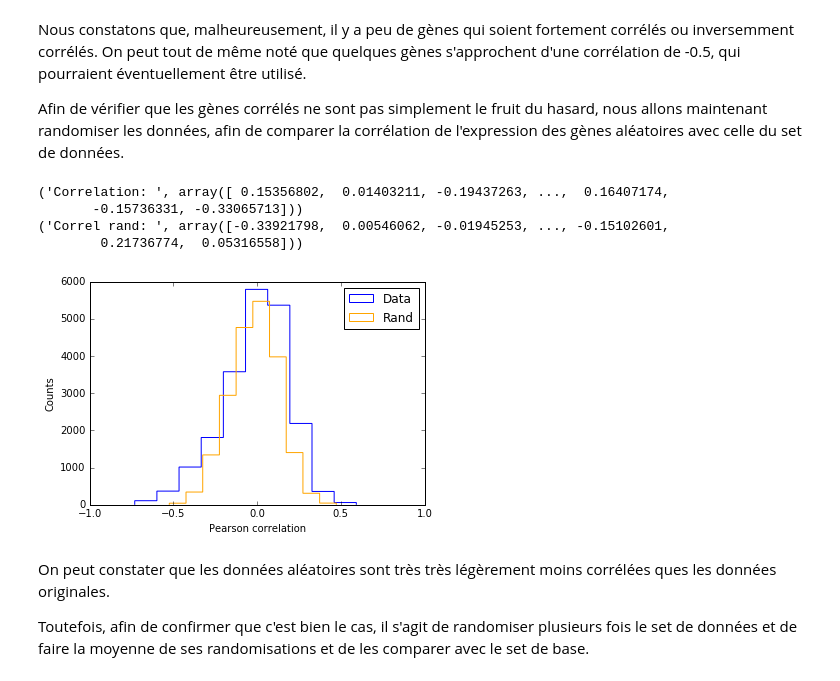
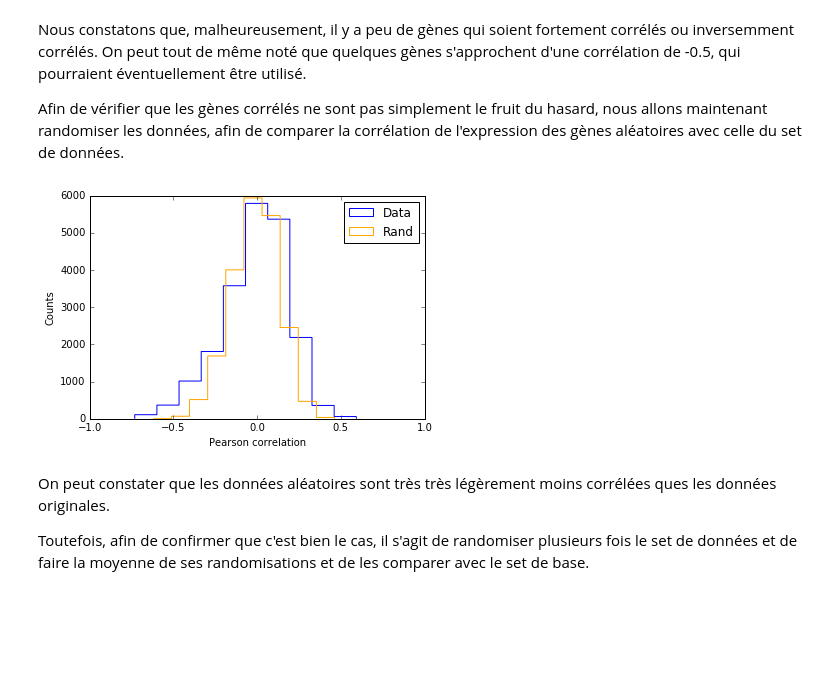
Before and after one commit to ThibaultSchowing/BBCProjet, a Jupyter notebook: code/projetBBC.ipynb, the cells around one changed output. Drawn from its saved outputs; the diff is of its cells as text; code cells hidden in the pictures; blank space fills up the shorter version.

```diff
--- a/code/projetBBC.ipynb
+++ b/code/projetBBC.ipynb
@@ -161,3 +320,18 @@ print("Data Train", data)
+# %%
+# We select a bunch of indices (of both healthy and sick patients) to serve as the test data set.
+idx_test = [5,9,19,28,32,48,60]
+
+# The remaining indices will be used to train our classifiers.
+
+idx_train = range(0,len(matrice[0]))
+[idx_train.remove(i) for i in idx_test]
+
+# Both sets must contain the 0 index (identifiers).
+idx_test = [0,5,9,19,28,32,48,60]
+
+# We create both sets from the matrice.
+data_test = matrice[:,idx_test]
+data = matrice[:,idx_train]
 # %% [markdown]
 Pour identifier les gènes exprimés différemment chez les patients cancéreux des patients normaux, nous allons comparer l'expression de chaque gène par rapport à un profile désiré. On cherche un profil où l'expression d'un gène est significativement différente entre un patient sain et un patient cancéreux.
 # %%
@@ -267,30 +365,23 @@ data_random = shuffle_data(data)
 # %%
-co = pearson_genes(data,desired_profile,0)
-corr = co[0]
+# Shuffling the columns.
+data_random = shuffle_data(data)
+
+# We compute the random data correlations
 co_rand = pearson_genes(data_random, desired_profile,0)
 corr_rand = co_rand[0]
 
-# plot correlation values
-print("Correlation: ", corr)
-print("Correl rand: ", corr_rand)
-
-
+# We plot both sets correlations
 plt.figure()
-#plt.hist([corr, corr_rand], histtype='step', stacked=True, color=['Blue', 'Orange'], label=['Data', 'Rand'])
 plt.hist(corr, histtype='step', stacked=True, color=['Blue'], label=['Data'])
 plt.hist(corr_rand, histtype='step', stacked=True, color=['Orange'], label=['Rand'])
 plt.xlabel('Pearson correlation')
 plt.ylabel('Counts')
 plt.xlim([-1,1])
 plt.legend()
 
 plt.show()
 # %% [output]
-('Correlation: ', array([ 0.15356802,  0.01403211, -0.19437263, ...,  0.16407174,
-       -0.15736331, -0.33065713]))
-('Correl rand: ', array([-0.33921798,  0.00546062, -0.01945253, ..., -0.15102601,
-        0.21736774,  0.05316558]))
-[figure, old version]
+[figure, new version]
 # %% [markdown]
 On peut constater que les données aléatoires sont très très légèrement moins corrélées ques les données originales.
 
```
Also changed, not shown: parts of 55 cells of this notebook, 1 other file.
